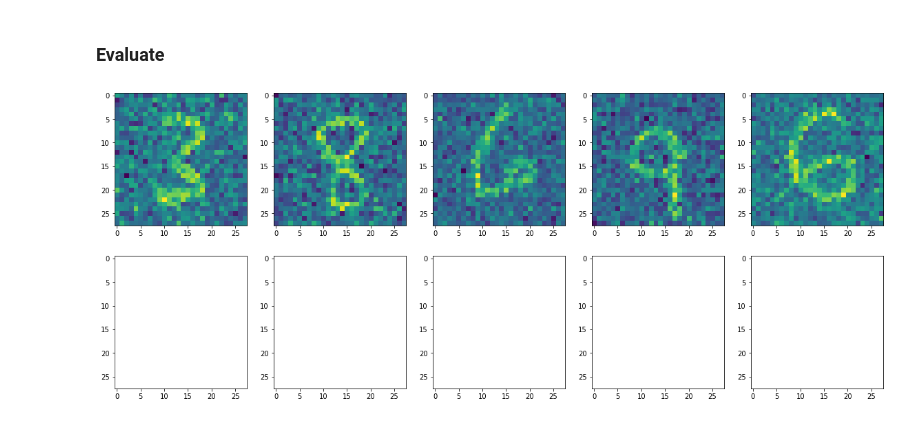
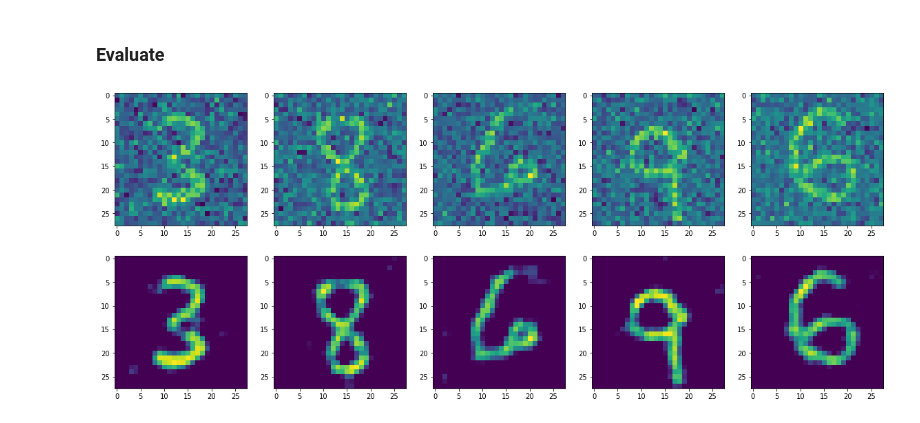
Before and after one commit to fjug/DL_TensorFlow_PyTorch, a Jupyter notebook: 1_MNIST_PyTorch.ipynb, the cells around one changed output. Drawn from its saved outputs; the diff is of its cells as text; code cells hidden in the pictures.

```diff
--- a/1_MNIST_PyTorch.ipynb
+++ b/1_MNIST_PyTorch.ipynb
@@ -195,6 +213,6 @@ Epoch:  10; Train-Loss: -0.8074214
 # %%
 model_fconv.train()
-train(model_fconv, x_train[:1000].unsqueeze(1), y_train, loss_function, optimizer_fconv, 3)
+train(model_fconv, x_train[:1000].unsqueeze(1), y_train, loss_function, optimizer_fconv, 10)
 # %% [output]
 torch.Size([1, 1, 28, 28])
 torch.Size([1])
@@ -236,10 +261,10 @@ preds_mixed = model_mixed(x_train.unsqueeze(1))
 def plotarow(i,results):
     plt.figure(figsize=(8*len(results),5))
     plt.subplot(1,1+len(results),1)
-    plt.imshow(x_train[i])
+    plt.imshow(x_train[i].cpu())
     for j in range(len(results)):
         plt.subplot(1,1+len(results),2+j)
-        plt.bar([0,1,2,3,4,5,6,7,8,9],results[j].detach()[i])
+        plt.bar([0,1,2,3,4,5,6,7,8,9],results[j].cpu().detach()[i])
 
 for i in range(5):
     plotarow(i,[preds_fdense,preds_fconv,preds_mixed])
@@ -261,7 +302,8 @@ torch.float32
 # %%
 def noise(imgs,sigma=.33):
-    return imgs+np.array( np.random.normal(0, sigma, size=imgs.shape), dtype=np.float32)
+    n = torch.from_numpy(np.array( np.random.normal(0, sigma, size=imgs.shape), dtype=np.float32))
+    return imgs+n
 
 
-noisy_train = noise(sig_train)
-noisy_test = noise(sig_test)
+noisy_train = noise(sig_train.cpu())
+noisy_test = noise(sig_test.cpu())
@@ -292,3 +310,6 @@ array([[ 4.76579309e-01,  1.68341413e-01, -2.66526520e-01,
+# %%
+noisy_train = noisy_train.to(device)
+noisy_test = noisy_test.to(device)
 # %%
 plt.figure(figsize=(10,5))
 plt.subplot(1,2,1)
@@ -363,10 +385,10 @@ denoised = model_denoise(noisy_test.unsqueeze(1).float())
 # %%
 plt.figure(figsize=(20,8))
 for i in range(5):
     plt.subplot(2,5,1+i)
-    plt.imshow(noisy_test[i])
+    plt.imshow(noisy_test[i].cpu())
 for i in range(5):
     plt.subplot(2,5,6+i)
-    plt.imshow(denoised.detach().numpy()[i][0])
+    plt.imshow(denoised.cpu().detach().numpy()[i][0])
 # %% [output]
-[figure, old version]
+[figure, new version]
```
Also changed, not shown: parts of 18 cells of this notebook, 3 other files.
